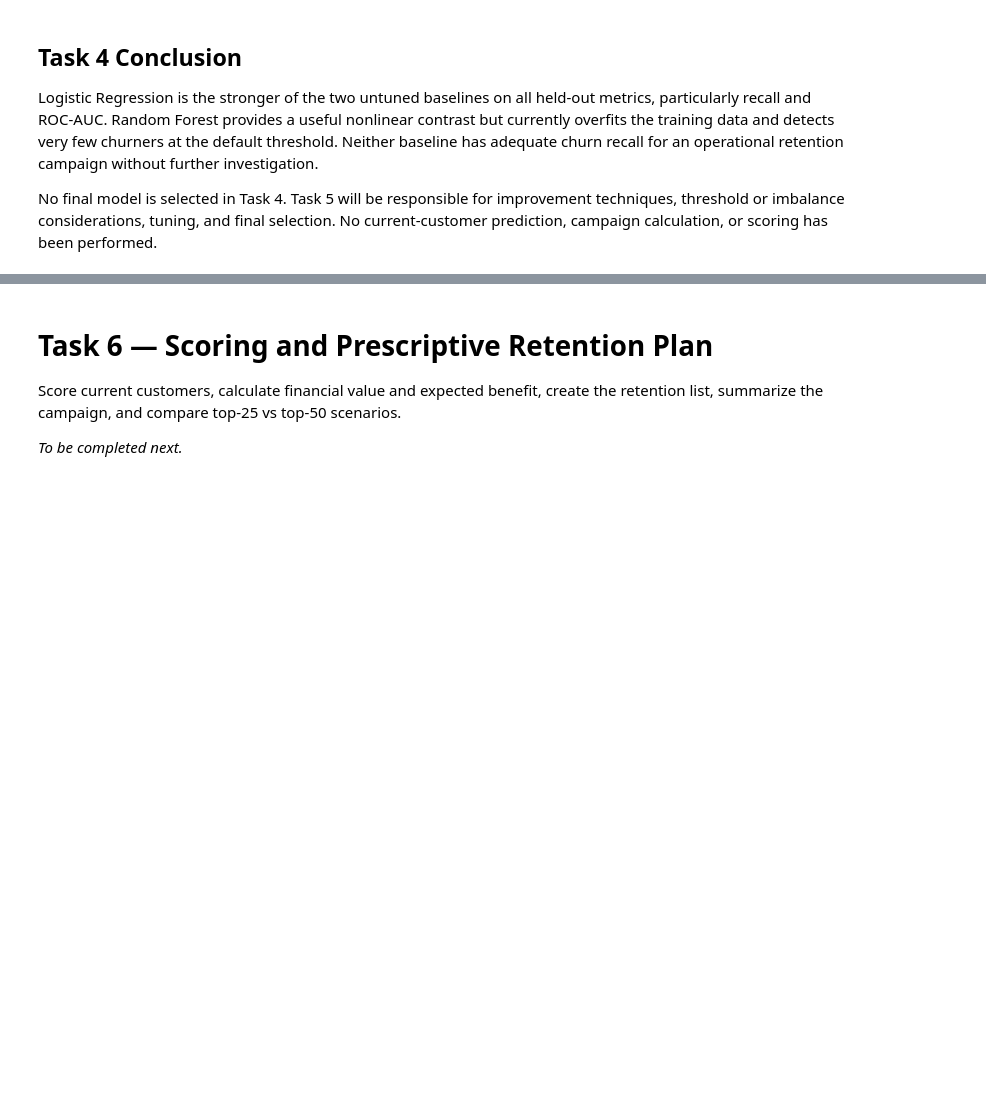
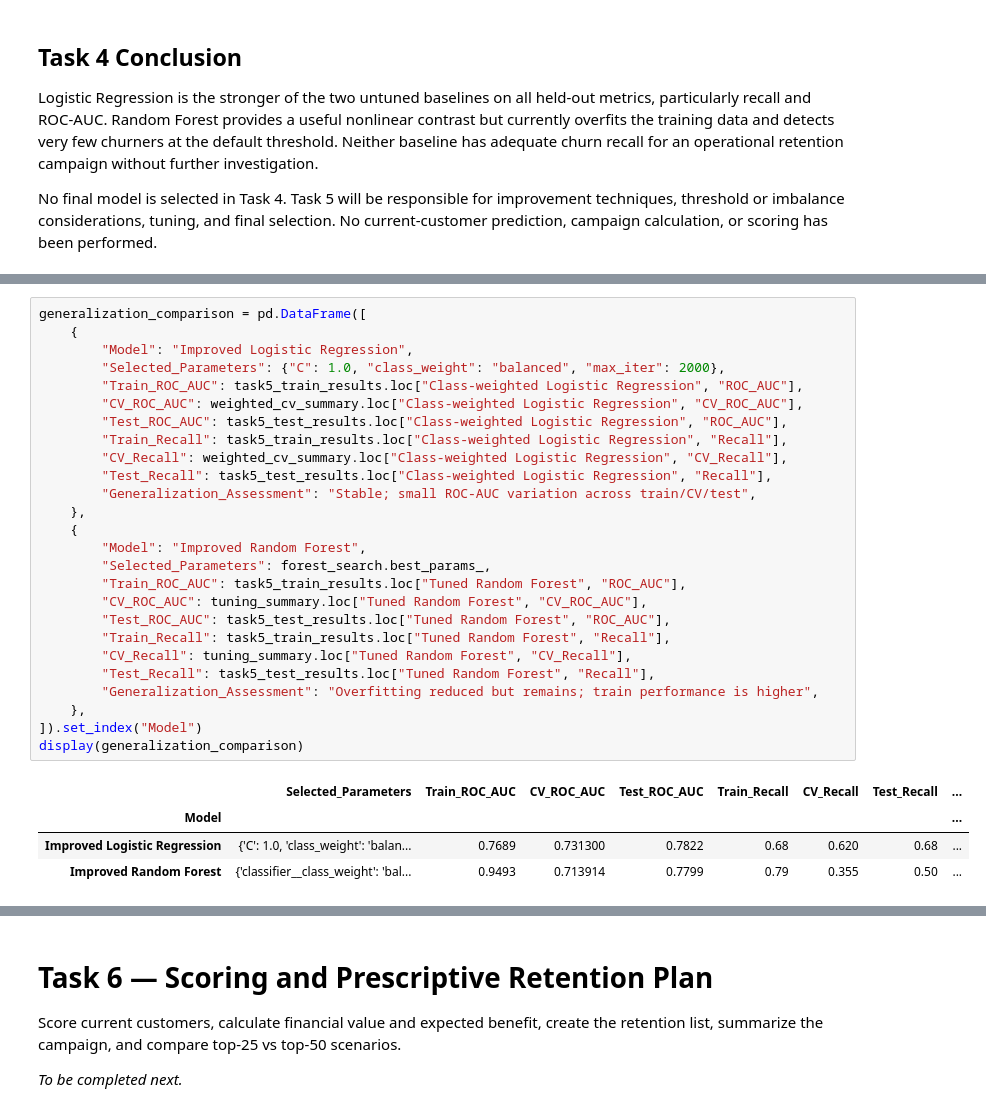
Before and after one commit to HaneenDahbour/novamart-customer-retention, a Jupyter notebook: NovaMart_Final_Project.ipynb, the cells around one changed output, grey strips where cells are left out. Cells and saved outputs as stored; diff of their text form; blank space fills up the shorter version.

```diff
--- a/NovaMart_Final_Project.ipynb
+++ b/NovaMart_Final_Project.ipynb
@@ -1371,0 +1624,31 @@ Apply at least two justified improvement techniques, compare before/after perfor
+# %%
+generalization_comparison = pd.DataFrame([
+    {
+        "Model": "Improved Logistic Regression",
+        "Selected_Parameters": {"C": 1.0, "class_weight": "balanced", "max_iter": 2000},
+        "Train_ROC_AUC": task5_train_results.loc["Class-weighted Logistic Regression", "ROC_AUC"],
+        "CV_ROC_AUC": weighted_cv_summary.loc["Class-weighted Logistic Regression", "CV_ROC_AUC"],
+        "Test_ROC_AUC": task5_test_results.loc["Class-weighted Logistic Regression", "ROC_AUC"],
+        "Train_Recall": task5_train_results.loc["Class-weighted Logistic Regression", "Recall"],
+        "CV_Recall": weighted_cv_summary.loc["Class-weighted Logistic Regression", "CV_Recall"],
+        "Test_Recall": task5_test_results.loc["Class-weighted Logistic Regression", "Recall"],
+        "Generalization_Assessment": "Stable; small ROC-AUC variation across train/CV/test",
+    },
+    {
+        "Model": "Improved Random Forest",
+        "Selected_Parameters": forest_search.best_params_,
+        "Train_ROC_AUC": task5_train_results.loc["Tuned Random Forest", "ROC_AUC"],
+        "CV_ROC_AUC": tuning_summary.loc["Tuned Random Forest", "CV_ROC_AUC"],
+        "Test_ROC_AUC": task5_test_results.loc["Tuned Random Forest", "ROC_AUC"],
+        "Train_Recall": task5_train_results.loc["Tuned Random Forest", "Recall"],
+        "CV_Recall": tuning_summary.loc["Tuned Random Forest", "CV_Recall"],
+        "Test_Recall": task5_test_results.loc["Tuned Random Forest", "Recall"],
+        "Generalization_Assessment": "Overfitting reduced but remains; train performance is higher",
+    },
+]).set_index("Model")
+display(generalization_comparison)
+# %% [output]
+|  | Selected_Parameters | Train_ROC_AUC | CV_ROC_AUC | Test_ROC_AUC | Train_Recall | CV_Recall | Test_Recall | ... |
+| Model |  |  |  |  |  |  |  | ... |
+| Improved Logistic Regression | {'C': 1.0, 'class_weight': 'balan... | 0.7689 | 0.731300 | 0.7822 | 0.68 | 0.620 | 0.68 | ... |
+| Improved Random Forest | {'classifier__class_weight': 'bal... | 0.9493 | 0.713914 | 0.7799 | 0.79 | 0.355 | 0.50 | ... |
```
Also changed, not shown: parts of 22 cells of this notebook, 2 other files.
